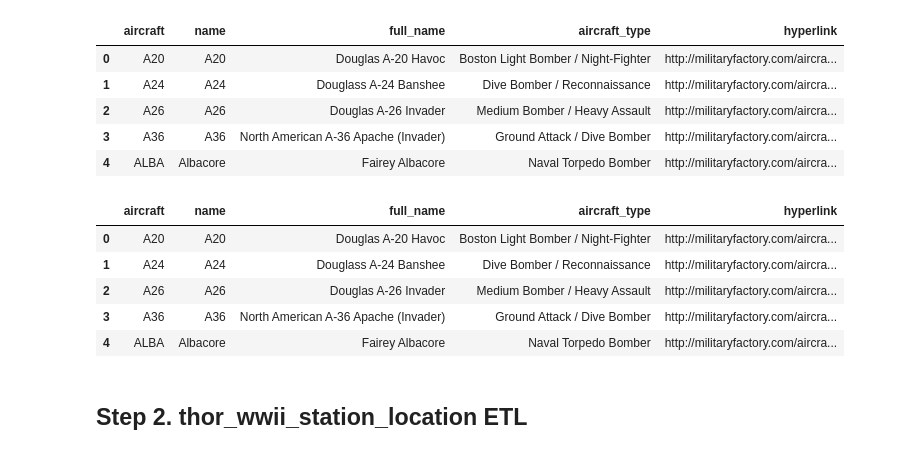
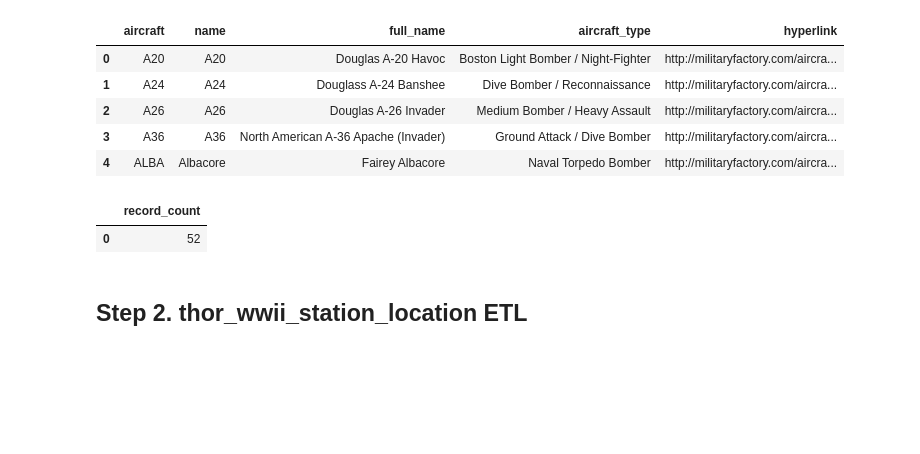
Before and after one commit to MrBadinger/ETL_Challenge, a Jupyter notebook: thor_etl.ipynb, the cells around one changed output. Saved outputs shown, nothing was run; the diff lists cells and outputs as text; code cells hidden in the pictures; blank space fills up the shorter version.

```diff
--- a/thor_etl.ipynb
+++ b/thor_etl.ipynb
@@ -63,14 +63,10 @@ new_aircraft_df.head()
 new_aircraft_df.to_sql(name='thor_wwii_aircraft', con=engine, if_exists='append', index=False)
 # %%
 # test that the data was loaded into the database
-pd.read_sql_query('select * from thor_wwii_aircraft', con=engine).head()
+pd.read_sql_query('select count(*) as record_count from thor_wwii_aircraft', con=engine).head()
 # %% [output]
-|  | aircraft | name | full_name | aircraft_type | hyperlink |
-| 0 | A20 | A20 | Douglas A-20 Havoc | Boston Light Bomber / Night-Fighter | http://militaryfactory.com/aircra... |
-| 1 | A24 | A24 | Douglass A-24 Banshee | Dive Bomber / Reconnaissance | http://militaryfactory.com/aircra... |
-| 2 | A26 | A26 | Douglas A-26 Invader | Medium Bomber / Heavy Assault | http://militaryfactory.com/aircra... |
-| 3 | A36 | A36 | North American A-36 Apache (Invader) | Ground Attack / Dive Bomber | http://militaryfactory.com/aircra... |
-| 4 | ALBA | Albacore | Fairey Albacore | Naval Torpedo Bomber | http://militaryfactory.com/aircra... |
+|  | record_count |
+| 0 | 52 |
 # %% [markdown]
 ## Step 2. thor_wwii_station_location ETL
 # %%
```
Also changed, not shown: parts of 8 cells of this notebook, 1 other file.
